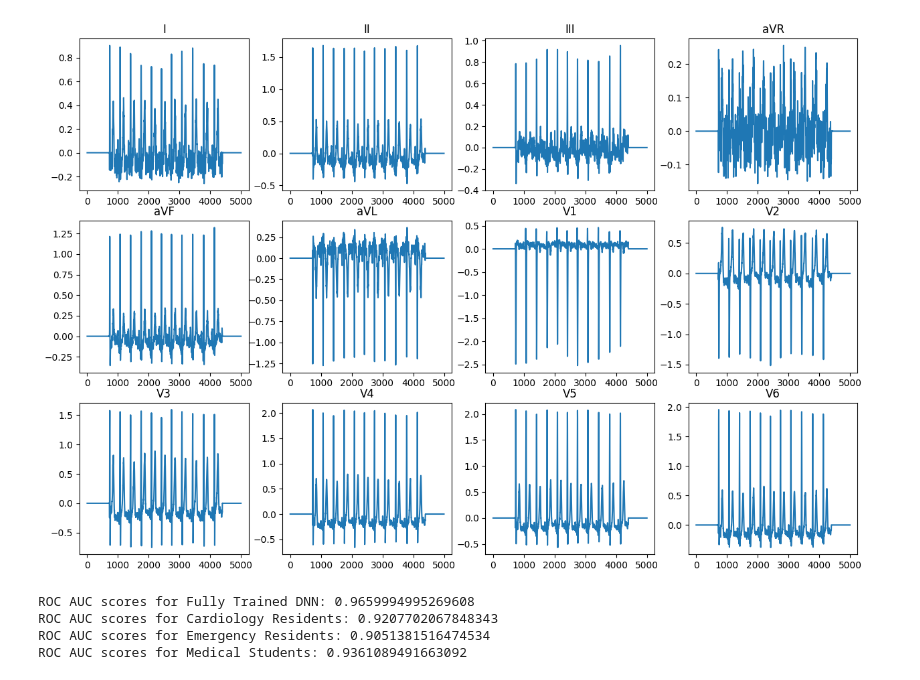
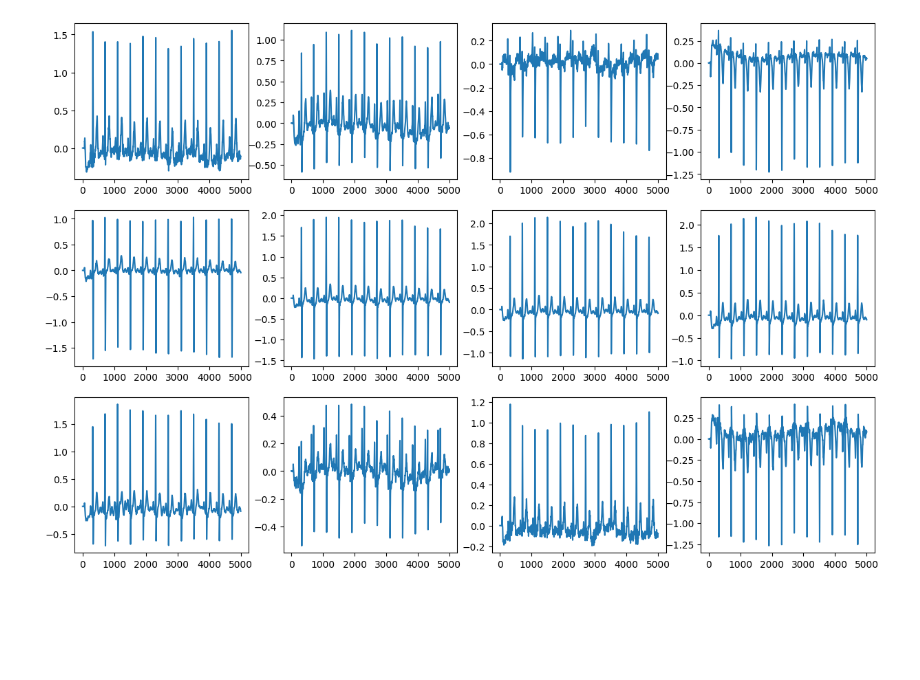
Before and after one commit to manhph2211/D-BETA, a Jupyter notebook: example.ipynb, the cells around one changed output. Cells and saved outputs as stored; diff of their text form; code cells hidden in the pictures; blank space fills up the shorter version.

```diff
--- a/example.ipynb
+++ b/example.ipynb
@@ -19,15 +19,13 @@ Truncated shape: (827, 12, 5000)
 # %%
 import matplotlib.pyplot as plt
-leads = ['I', 'II', 'III', 'aVR', 'aVF', 'aVL', 'V1', 'V2', 'V3', 'V4', 'V5', 'V6']
 ecg = truncated_tracings[np.random.randint(len(truncated_tracings))]
 fig, axs = plt.subplots(3, 4, figsize=(15, 10))
 for i in range(12):
     ax = axs[i // 4, i % 4]
     ax.plot(ecg[i, :])
-    ax.set_title(leads[i])
 plt.show()
 # %% [output]
-[figure, old version]
+[figure, new version]
 # %%
 import json
 
@@ -65,11 +63,6 @@ model_predictions = [y_neuralnet, y_cardio, y_emerg, y_student]
 
 for model_name, y_pred in zip(model_names, model_predictions):
     compute_roc_auc(y_true, y_pred, model_name)
-# %% [output]
-ROC AUC scores for Fully Trained DNN: 0.9659994995269608
-ROC AUC scores for Cardiology Residents: 0.9207702067848343
-ROC AUC scores for Emergency Residents: 0.9051381516474534
-ROC AUC scores for Medical Students: 0.9361089491663092
 # %%
 import torch
 from tqdm import tqdm
```
Also changed, not shown: parts of 1 cell of this notebook, 1 other file.
